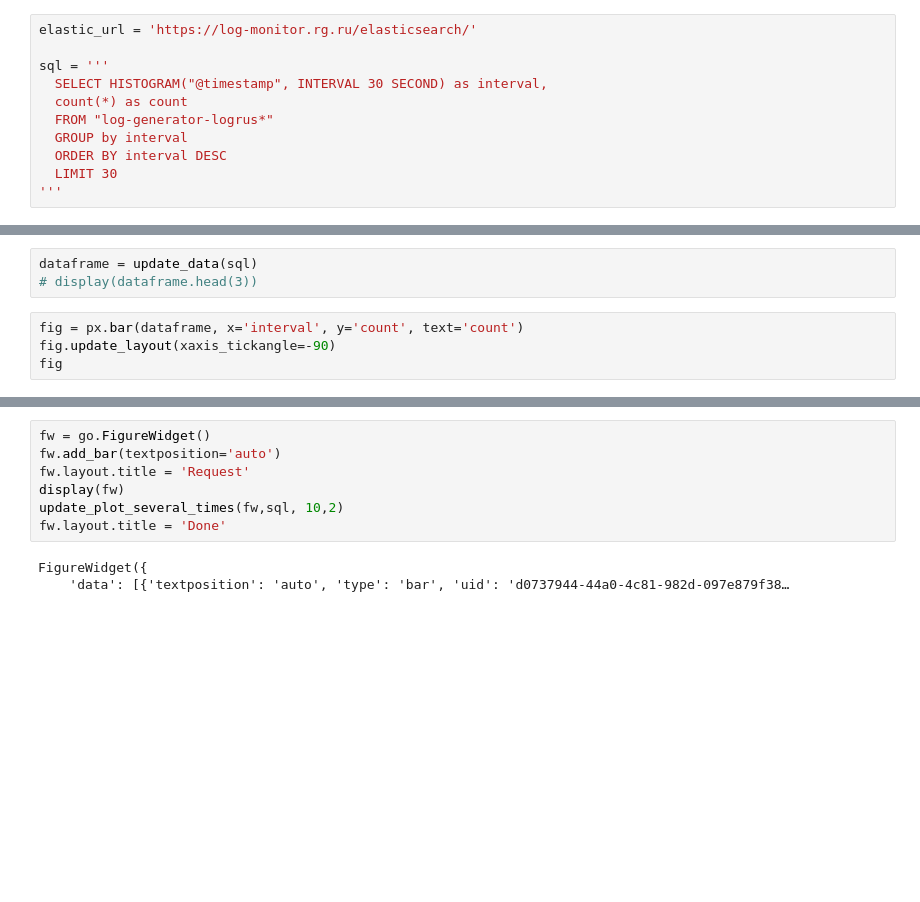
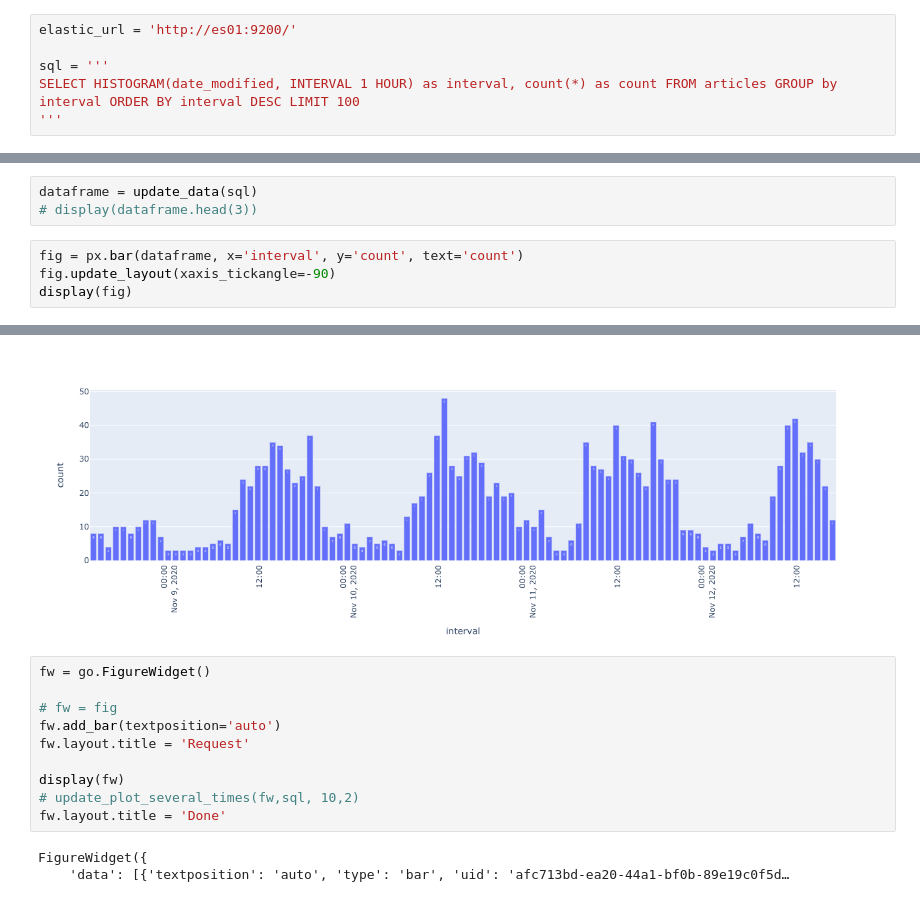
Before and after one commit to vadim-ivlev/rg-db, a Jupyter notebook: notebooks/pandastic-sql.ipynb, the cells around one changed output, grey strips where cells are left out. Cells and saved outputs as stored; diff of their text form; blank space fills up the shorter version.

```diff
--- a/notebooks/pandastic-sql.ipynb
+++ b/notebooks/pandastic-sql.ipynb
@@ -39,15 +39,10 @@ def update_plot_several_times(figure_widget,sql, times, delay=5):
 # %% [markdown]
 Задаем конечную точку Elasticsearch и текст SQL запроса
 # %%
-elastic_url = 'https://log-monitor.rg.ru/elasticsearch/'
+elastic_url = 'http://es01:9200/'
 
 sql = '''
-  SELECT HISTOGRAM("@timestamp", INTERVAL 30 SECOND) as interval,
-  count(*) as count
-  FROM "log-generator-logrus*"
-  GROUP by interval
-  ORDER BY interval DESC
-  LIMIT 30
+SELECT HISTOGRAM(date_modified, INTERVAL 1 HOUR) as interval, count(*) as count FROM articles GROUP by interval ORDER BY interval DESC LIMIT 100
 '''
 # %% [markdown]
 Создаем соединения с базой данных
@@ -59,5 +54,5 @@ dataframe = update_data(sql)
 # %%
 fig = px.bar(dataframe, x='interval', y='count', text='count')
 fig.update_layout(xaxis_tickangle=-90)
-fig
+display(fig)
 # %% [output]
@@ -65,10 +59,14 @@ fig
+[figure, added]
 # %%
 fw = go.FigureWidget()
+
+# fw = fig
 fw.add_bar(textposition='auto')
 fw.layout.title = 'Request'
+
 display(fw)
-update_plot_several_times(fw,sql, 10,2)
+# update_plot_several_times(fw,sql, 10,2)
 fw.layout.title = 'Done'
 # %% [output]
 FigureWidget({
-    'data': [{'textposition': 'auto', 'type': 'bar', 'uid': 'd0737944-44a0-4c81-982d-097e879f38…
+    'data': [{'textposition': 'auto', 'type': 'bar', 'uid': 'afc713bd-ea20-44a1-bf0b-89e19c0f5d…
```
Also changed, not shown: parts of 1 cell of this notebook, 1 other file.
